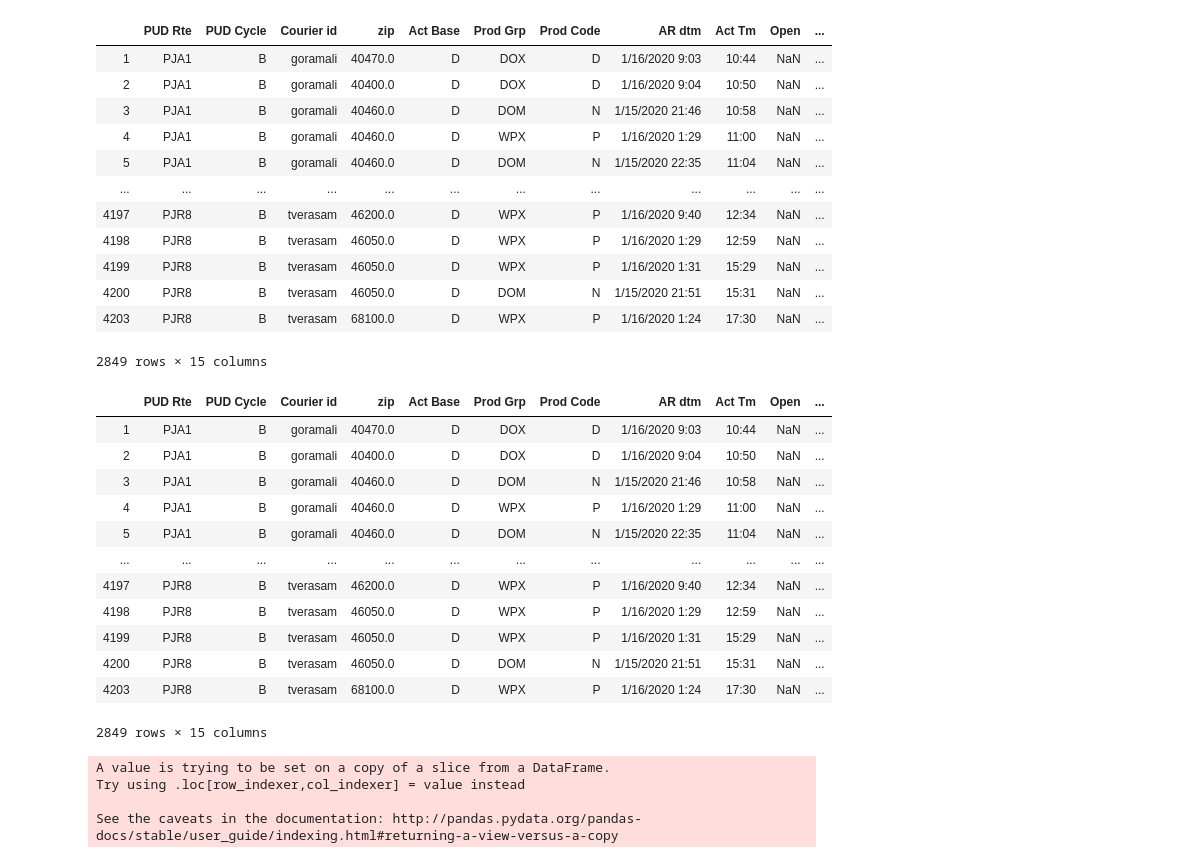
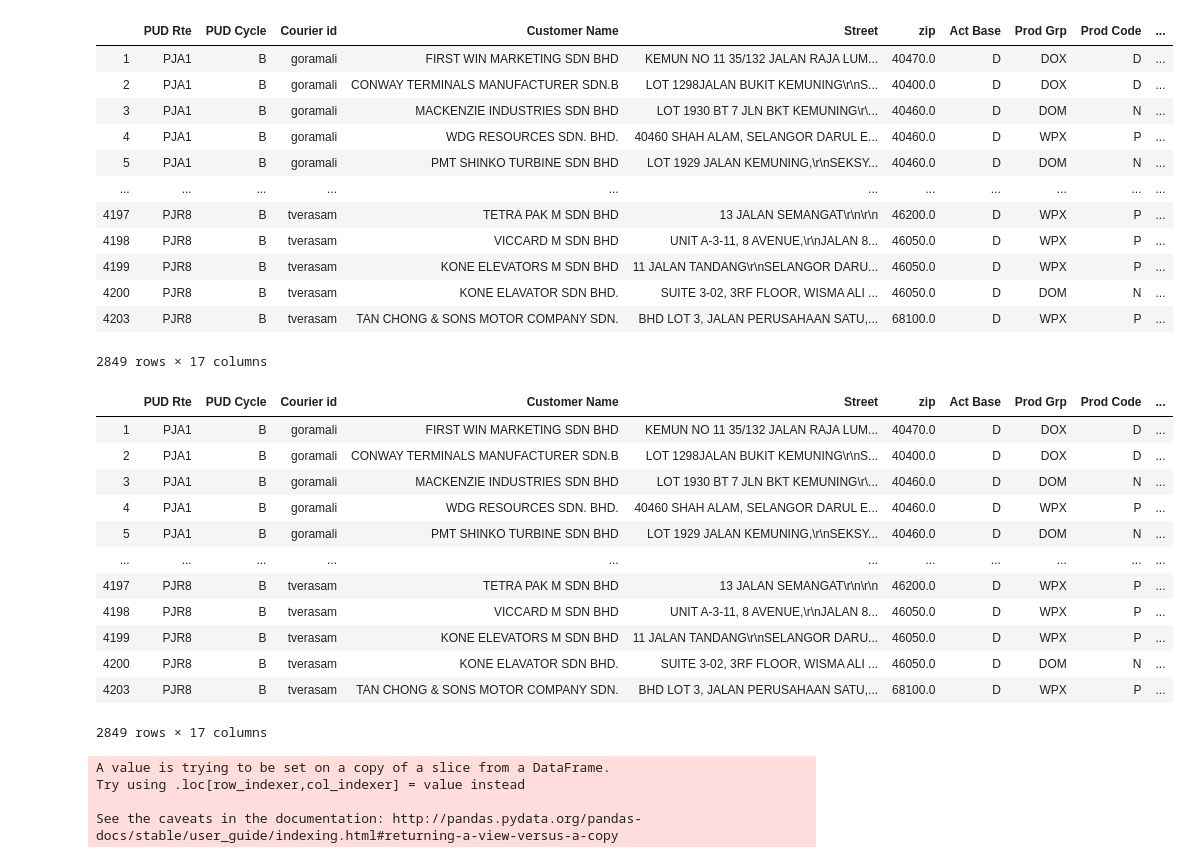
Before and after one commit to teohklun/imdc2020_DHL_Google, a Jupyter notebook: project DHL/dhl-preprocess.ipynb, the cells around one changed output. Drawn from its saved outputs; the diff is of its cells as text; code cells hidden in the pictures.

Commit message:
the first version of google api app engine api, and the modification to the algorithm etc to make the new design work

```diff
--- a/project DHL/dhl-preprocess.ipynb
+++ b/project DHL/dhl-preprocess.ipynb
@@ -16,53 +16,55 @@ df = df.drop(['ShpCnt', 'Pallets Pcs', 'Total Pcs' , 'Parcel Pcs', 'Weight', 'Co
 
 df = df.drop("awb_booking",1)
 
-df = df.drop(['Customer Name', 'City', 'Street'], 1)
+df = df.drop(['City'], 1)
+
+#df = df.drop(['Customer Name', 'City', 'Street'], 1)
 
 # sure 20200116, no meaning
 df = df.drop(['Act Dt'], 1)
 
 # sure EPJ, no meaning
 df = df.drop(['PUD Svc Area'], 1)
 
 # sure KUL, no meaning
 df = df.drop(['PUD Fac'], 1)
 
 # sure KUL, no meaning
 df = df.drop(['Delivery Type', 'Pickup Type'], 1)
 
 #remove no lat lon, cause no planning create geo code
 df = df.dropna(subset = ['lat', 'lgtd'])
 
 # remove column cant know pick or delivery
 df = df.dropna(subset = ['Act Base'])
 
 delivery = df.loc[df['Act Base'] == "D"]
 df = df.loc[(df['Act Ckpt Code'] == "OK") | (df['Act Ckpt Code'] == "FP") ]
 
 
 # df = df[df["Delivery Type"] != 'NaN']
 # df = df.isnull(df["Delivery Type"])
 
 # df["Pickup Type"].dropna() == df["AR dtm"].dropna()
 
 #47810 zip code misisng
 
 df
 # df.describe()
 # %% [output]
-|  | PUD Rte | PUD Cycle | Courier id | zip | Act Base | Prod Grp | Prod Code | AR dtm | Act Tm | Open | ... |
-| 1 | PJA1 | B | goramali | 40470.0 | D | DOX | D | 1/16/2020 9:03 | 10:44 | NaN | ... |
-| 2 | PJA1 | B | goramali | 40400.0 | D | DOX | D | 1/16/2020 9:04 | 10:50 | NaN | ... |
-| 3 | PJA1 | B | goramali | 40460.0 | D | DOM | N | 1/15/2020 21:46 | 10:58 | NaN | ... |
-| 4 | PJA1 | B | goramali | 40460.0 | D | WPX | P | 1/16/2020 1:29 | 11:00 | NaN | ... |
-| 5 | PJA1 | B | goramali | 40460.0 | D | DOM | N | 1/15/2020 22:35 | 11:04 | NaN | ... |
-| ... | ... | ... | ... | ... | ... | ... | ... | ... | ... | ... | ... |
-| 4197 | PJR8 | B | tverasam | 46200.0 | D | WPX | P | 1/16/2020 9:40 | 12:34 | NaN | ... |
-| 4198 | PJR8 | B | tverasam | 46050.0 | D | WPX | P | 1/16/2020 1:29 | 12:59 | NaN | ... |
-| 4199 | PJR8 | B | tverasam | 46050.0 | D | WPX | P | 1/16/2020 1:31 | 15:29 | NaN | ... |
-| 4200 | PJR8 | B | tverasam | 46050.0 | D | DOM | N | 1/15/2020 21:51 | 15:31 | NaN | ... |
-| 4203 | PJR8 | B | tverasam | 68100.0 | D | WPX | P | 1/16/2020 1:24 | 17:30 | NaN | ... |
+|  | PUD Rte | PUD Cycle | Courier id | Customer Name | Street | zip | Act Base | Prod Grp | Prod Code | ... |
+| 1 | PJA1 | B | goramali | FIRST WIN MARKETING SDN BHD | KEMUN NO 11 35/132 JALAN RAJA LUM... | 40470.0 | D | DOX | D | ... |
+| 2 | PJA1 | B | goramali | CONWAY TERMINALS MANUFACTURER SDN.B | LOT 1298JALAN BUKIT KEMUNING\r\nS... | 40400.0 | D | DOX | D | ... |
+| 3 | PJA1 | B | goramali | MACKENZIE INDUSTRIES SDN BHD | LOT 1930 BT 7 JLN BKT KEMUNING\r\... | 40460.0 | D | DOM | N | ... |
+| 4 | PJA1 | B | goramali | WDG RESOURCES SDN. BHD. | 40460 SHAH ALAM, SELANGOR DARUL E... | 40460.0 | D | WPX | P | ... |
+| 5 | PJA1 | B | goramali | PMT SHINKO TURBINE SDN BHD | LOT 1929 JALAN KEMUNING,\r\nSEKSY... | 40460.0 | D | DOM | N | ... |
+| ... | ... | ... | ... | ... | ... | ... | ... | ... | ... | ... |
+| 4197 | PJR8 | B | tverasam | TETRA PAK M SDN BHD | 13 JALAN SEMANGAT\r\n\r\n | 46200.0 | D | WPX | P | ... |
+| 4198 | PJR8 | B | tverasam | VICCARD M SDN BHD | UNIT A-3-11, 8 AVENUE,\r\nJALAN 8... | 46050.0 | D | WPX | P | ... |
+| 4199 | PJR8 | B | tverasam | KONE ELEVATORS M SDN BHD | 11 JALAN TANDANG\r\nSELANGOR DARU... | 46050.0 | D | WPX | P | ... |
+| 4200 | PJR8 | B | tverasam | KONE ELAVATOR SDN BHD. | SUITE 3-02, 3RF FLOOR, WISMA ALI ... | 46050.0 | D | DOM | N | ... |
+| 4203 | PJR8 | B | tverasam | TAN CHONG & SONS MOTOR COMPANY SDN. | BHD LOT 3, JALAN PERUSAHAAN SATU,... | 68100.0 | D | WPX | P | ... |
-2849 rows × 15 columns
+2849 rows × 17 columns
 # %%
 # print(f"Missing values in each variable: \n{df.isnull().sum()}")
 # print(f"Variable:                  Type: \n{df.dtypes}")
@@ -72,19 +74,19 @@ df
 # %%
 df
 # %% [output]
-|  | PUD Rte | PUD Cycle | Courier id | zip | Act Base | Prod Grp | Prod Code | AR dtm | Act Tm | Open | ... |
-| 1 | PJA1 | B | goramali | 40470.0 | D | DOX | D | 1/16/2020 9:03 | 10:44 | NaN | ... |
-| 2 | PJA1 | B | goramali | 40400.0 | D | DOX | D | 1/16/2020 9:04 | 10:50 | NaN | ... |
-| 3 | PJA1 | B | goramali | 40460.0 | D | DOM | N | 1/15/2020 21:46 | 10:58 | NaN | ... |
-| 4 | PJA1 | B | goramali | 40460.0 | D | WPX | P | 1/16/2020 1:29 | 11:00 | NaN | ... |
-| 5 | PJA1 | B | goramali | 40460.0 | D | DOM | N | 1/15/2020 22:35 | 11:04 | NaN | ... |
-| ... | ... | ... | ... | ... | ... | ... | ... | ... | ... | ... | ... |
-| 4197 | PJR8 | B | tverasam | 46200.0 | D | WPX | P | 1/16/2020 9:40 | 12:34 | NaN | ... |
-| 4198 | PJR8 | B | tverasam | 46050.0 | D | WPX | P | 1/16/2020 1:29 | 12:59 | NaN | ... |
-| 4199 | PJR8 | B | tverasam | 46050.0 | D | WPX | P | 1/16/2020 1:31 | 15:29 | NaN | ... |
-| 4200 | PJR8 | B | tverasam | 46050.0 | D | DOM | N | 1/15/2020 21:51 | 15:31 | NaN | ... |
-| 4203 | PJR8 | B | tverasam | 68100.0 | D | WPX | P | 1/16/2020 1:24 | 17:30 | NaN | ... |
+|  | PUD Rte | PUD Cycle | Courier id | Customer Name | Street | zip | Act Base | Prod Grp | Prod Code | ... |
+| 1 | PJA1 | B | goramali | FIRST WIN MARKETING SDN BHD | KEMUN NO 11 35/132 JALAN RAJA LUM... | 40470.0 | D | DOX | D | ... |
+| 2 | PJA1 | B | goramali | CONWAY TERMINALS MANUFACTURER SDN.B | LOT 1298JALAN BUKIT KEMUNING\r\nS... | 40400.0 | D | DOX | D | ... |
+| 3 | PJA1 | B | goramali | MACKENZIE INDUSTRIES SDN BHD | LOT 1930 BT 7 JLN BKT KEMUNING\r\... | 40460.0 | D | DOM | N | ... |
+| 4 | PJA1 | B | goramali | WDG RESOURCES SDN. BHD. | 40460 SHAH ALAM, SELANGOR DARUL E... | 40460.0 | D | WPX | P | ... |
+| 5 | PJA1 | B | goramali | PMT SHINKO TURBINE SDN BHD | LOT 1929 JALAN KEMUNING,\r\nSEKSY... | 40460.0 | D | DOM | N | ... |
+| ... | ... | ... | ... | ... | ... | ... | ... | ... | ... | ... |
+| 4197 | PJR8 | B | tverasam | TETRA PAK M SDN BHD | 13 JALAN SEMANGAT\r\n\r\n | 46200.0 | D | WPX | P | ... |
+| 4198 | PJR8 | B | tverasam | VICCARD M SDN BHD | UNIT A-3-11, 8 AVENUE,\r\nJALAN 8... | 46050.0 | D | WPX | P | ... |
+| 4199 | PJR8 | B | tverasam | KONE ELEVATORS M SDN BHD | 11 JALAN TANDANG\r\nSELANGOR DARU... | 46050.0 | D | WPX | P | ... |
+| 4200 | PJR8 | B | tverasam | KONE ELAVATOR SDN BHD. | SUITE 3-02, 3RF FLOOR, WISMA ALI ... | 46050.0 | D | DOM | N | ... |
+| 4203 | PJR8 | B | tverasam | TAN CHONG & SONS MOTOR COMPANY SDN. | BHD LOT 3, JALAN PERUSAHAAN SATU,... | 68100.0 | D | WPX | P | ... |
-2849 rows × 15 columns
+2849 rows × 17 columns
 # %%
 df.to_csv("processed_dhl_data.csv")
 # %%
```
Also changed, not shown: parts of 1 cell of this notebook, 47 other files.
